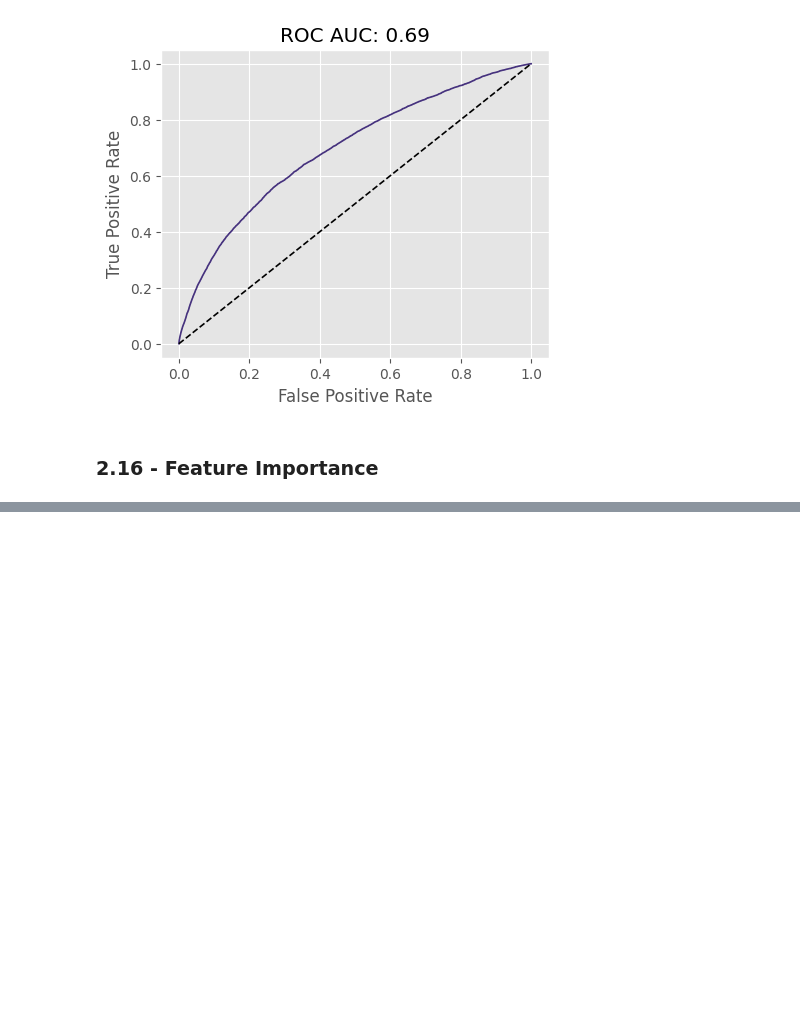
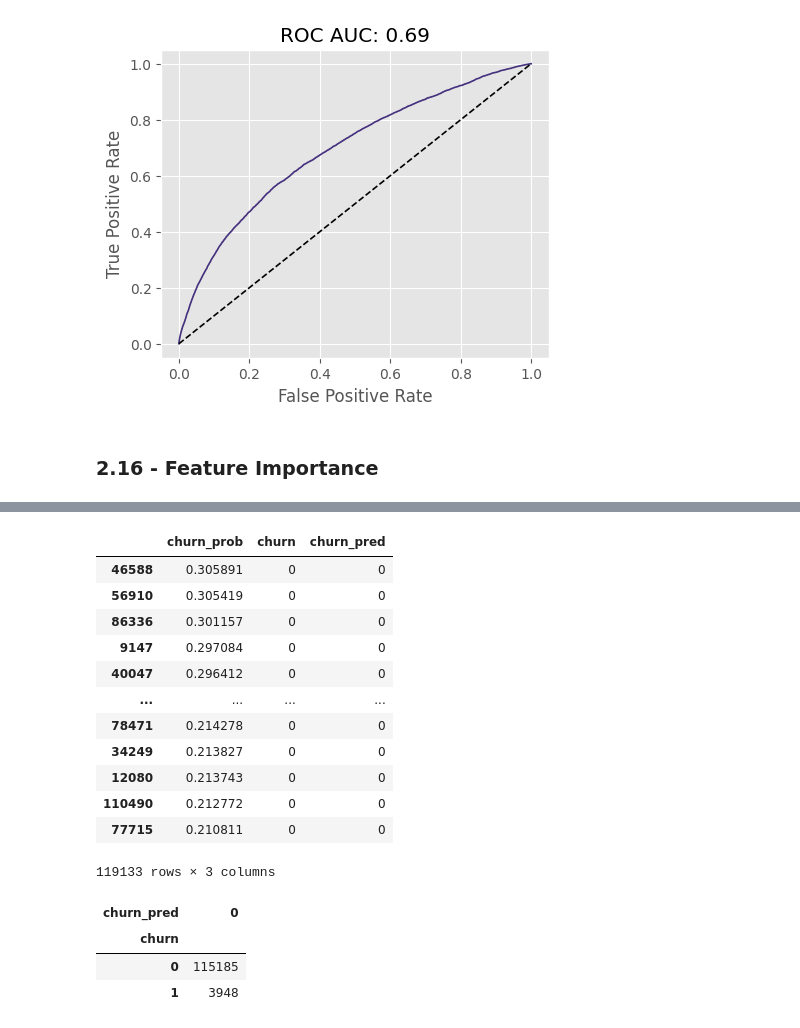
Before and after one commit to leandroaguazaco/data_science_portfolio, a Jupyter notebook: Projects/04-Churn_Telco_Analysis/04_Churn_Telco_Analysis_03_modeling.ipynb, the cells around one changed output, grey strips where cells are left out. Saved outputs shown, nothing was run; the diff lists cells and outputs as text; code cells hidden in the pictures; blank space fills up the shorter version.

```diff
--- a/Projects/04-Churn_Telco_Analysis/04_Churn_Telco_Analysis_03_modeling.ipynb
+++ b/Projects/04-Churn_Telco_Analysis/04_Churn_Telco_Analysis_03_modeling.ipynb
@@ -1402,0 +1468,15 @@ plt.show()
+# %%
+# Predictors: columns
+n_cols = X_train_deep.shape[1]
+
+# Model: Specify Architecture
+model = Sequential()
+model.add(Dense(100, activation = 'sigmoid', input_shape = (n_cols,)))
+model.add(Dense(100, activation = 'sigmoid'))
+model.add(Dense(100, activation = 'sigmoid'))
+model.add(Dense(1))
+
+# Compile
+model.compile(optimizer = 'adam',
+              loss = 'categorical_crossentropy',
+              metrics = ['accuracy', Recall()])
@@ -1402,0 +1511,24 @@ plt.show()
+# %%
+predictions.sort_values(by = 'churn_prob', ascending = False)
+# %% [output]
+|  | churn_prob | churn | churn_pred |
+| 46588 | 0.305891 | 0 | 0 |
+| 56910 | 0.305419 | 0 | 0 |
+| 86336 | 0.301157 | 0 | 0 |
+| 9147 | 0.297084 | 0 | 0 |
+| 40047 | 0.296412 | 0 | 0 |
+| ... | ... | ... | ... |
+| 78471 | 0.214278 | 0 | 0 |
+| 34249 | 0.213827 | 0 | 0 |
+| 12080 | 0.213743 | 0 | 0 |
+| 110490 | 0.212772 | 0 | 0 |
+| 77715 | 0.210811 | 0 | 0 |
+119133 rows × 3 columns
+# %%
+pd.crosstab(index = predictions.loc[:, 'churn'].astype('category'),
+            columns = predictions.loc[:, 'churn_pred'].astype('category'))
+# %% [output]
+| churn_pred | 0 |
+| churn |  |
+| 0 | 115185 |
+| 1 | 3948 |
```
Also changed, not shown: parts of 27 cells of this notebook.
